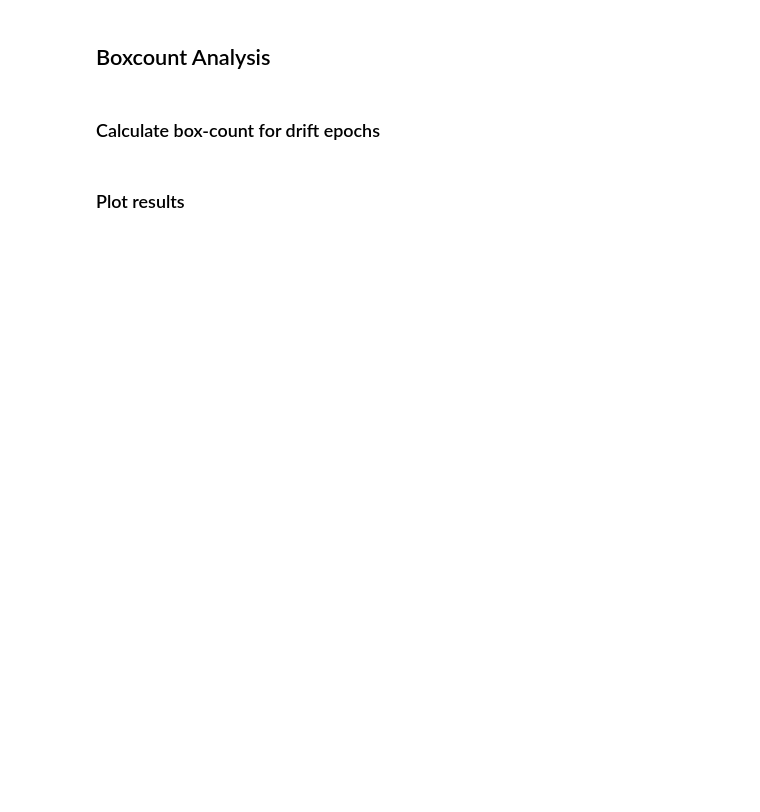
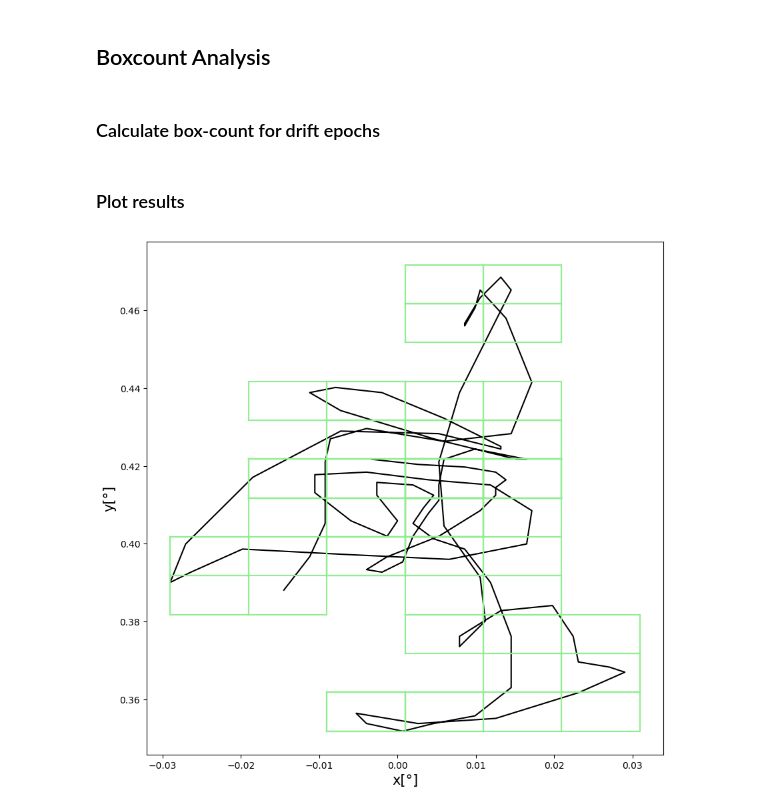
Before and after one commit to lschwetlick/EngbertMicrosaccadeToolbox, a Jupyter notebook: demo/demo.ipynb, the cells around one changed output. Cells and saved outputs as stored; diff of their text form; code cells hidden in the pictures; blank space fills up the shorter version.

Commit message:
further modification of demo.ipynb: sacpar/mainseq, boxcount, lagdist

```diff
--- a/demo/demo.ipynb
+++ b/demo/demo.ipynb
@@ -400,5 +382,29 @@ dt = 100
 ms_left, rad_l = microsac_detection.microsacc(l_eye_s)
 # %% [markdown]
 ### Calculate box-count for drift epochs
+# %%
+xx = l_eye_s[(ms_left[0][0]-dt):(ms_left[0][0]-1)+1,]
+boxes = movement_stats.boxcount(xx, dx)
 # %% [markdown]
 ### Plot results
+# %%
+x_min = min(xx[:,0])
+y_min = min(xx[:,1])
+M = len(xx[:,0])
+
+fig, ax = plt.subplots(1,1, figsize=(10,10))
+ax.plot(xx[:,0],xx[:,1], color="black")
+ax.set_xlabel("x[°]", fontsize=15)
+ax.set_ylabel("y[°]", fontsize=15)
+
+for  l in range(M):
+  i = np.floor( (xx[l,0]-x_min)/dx ) + 1
+  j = np.floor( (xx[l,1]-y_min)/dx ) + 1
+  a = x_min+i*dx
+  b = y_min+j*dx
+  ax.plot([a-dx,a],[b,b],color='lightgreen')
+  ax.plot([a-dx,a],[b-dx,b-dx],color='lightgreen')
+  ax.plot([a-dx,a-dx],[b-dx,b],color='lightgreen')
+  ax.plot([a,a],[b-dx,b],color='lightgreen')
+# %% [output]
+[figure, added]
```
Also changed, not shown: parts of 15 cells of this notebook, 1 other file.
